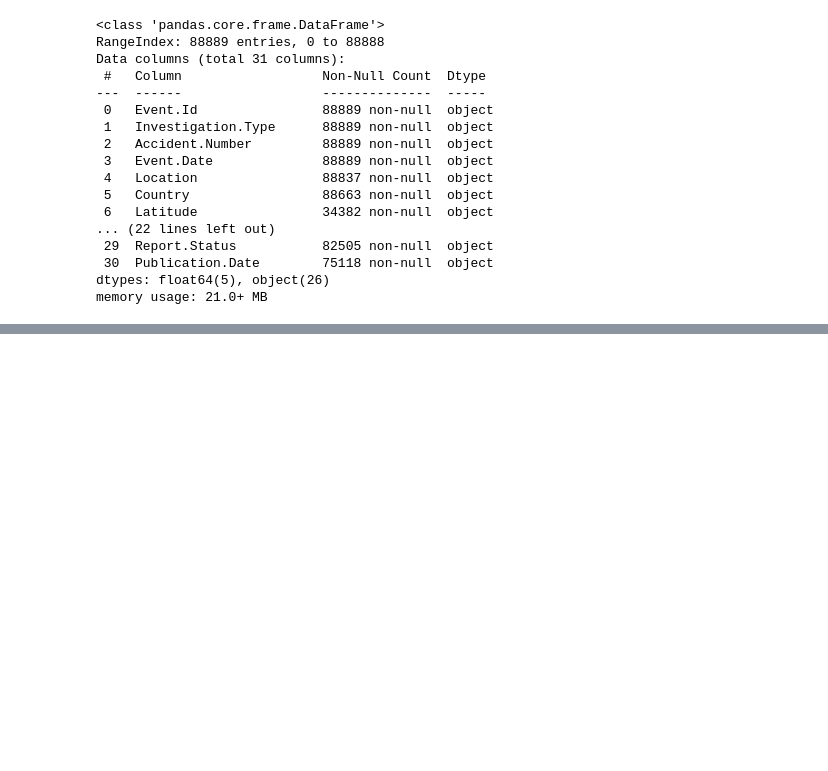
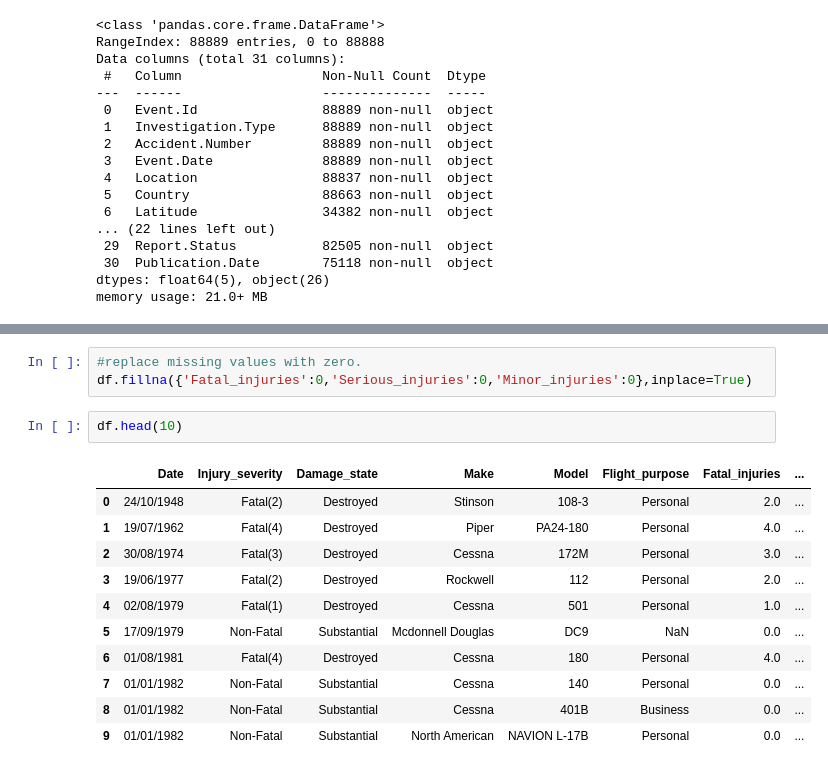
Before and after one commit to Baraka-Wambua/Phase-one-project, a Jupyter notebook: Untitled.ipynb, the cells around one changed output, grey strips where cells are left out. Saved outputs shown, nothing was run; the diff lists cells and outputs as text; blank space fills up the shorter version.

```diff
--- a/Untitled.ipynb
+++ b/Untitled.ipynb
@@ -55,0 +106,17 @@ KeyError: ('Event.Id', 'Accident.Number', 'Injury.Severity', 'Aircraft.damage',
+# %%
+#replace missing values with zero.
+df.fillna({'Fatal_injuries':0,'Serious_injuries':0,'Minor_injuries':0},inplace=True)
+# %%
+df.head(10)
+# %% [output]
+|  | Date | Injury_severity | Damage_state | Make | Model | Flight_purpose | Fatal_injuries | ... |
+| 0 | 24/10/1948 | Fatal(2) | Destroyed | Stinson | 108-3 | Personal | 2.0 | ... |
+| 1 | 19/07/1962 | Fatal(4) | Destroyed | Piper | PA24-180 | Personal | 4.0 | ... |
+| 2 | 30/08/1974 | Fatal(3) | Destroyed | Cessna | 172M | Personal | 3.0 | ... |
+| 3 | 19/06/1977 | Fatal(2) | Destroyed | Rockwell | 112 | Personal | 2.0 | ... |
+| 4 | 02/08/1979 | Fatal(1) | Destroyed | Cessna | 501 | Personal | 1.0 | ... |
+| 5 | 17/09/1979 | Non-Fatal | Substantial | Mcdonnell Douglas | DC9 | NaN | 0.0 | ... |
+| 6 | 01/08/1981 | Fatal(4) | Destroyed | Cessna | 180 | Personal | 4.0 | ... |
+| 7 | 01/01/1982 | Non-Fatal | Substantial | Cessna | 140 | Personal | 0.0 | ... |
+| 8 | 01/01/1982 | Non-Fatal | Substantial | Cessna | 401B | Business | 0.0 | ... |
+| 9 | 01/01/1982 | Non-Fatal | Substantial | North American | NAVION L-17B | Personal | 0.0 | ... |
```
Also changed, not shown: parts of 14 cells of this notebook.
